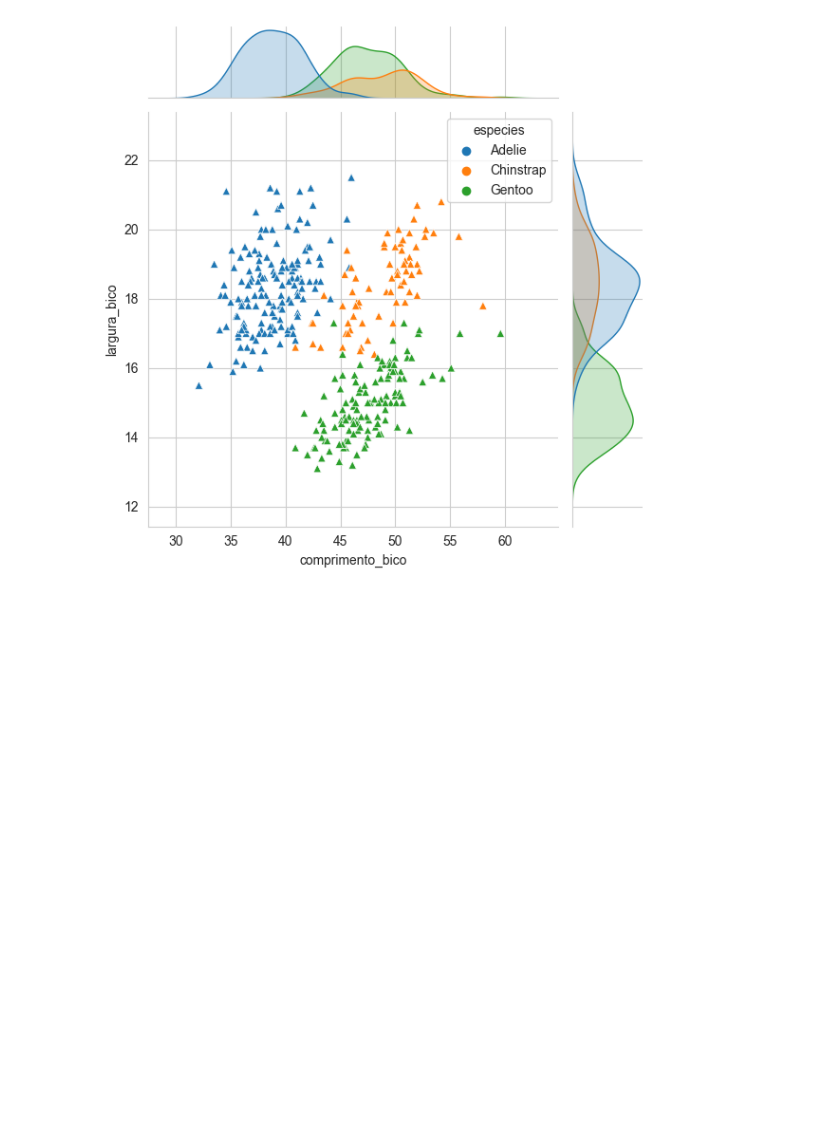
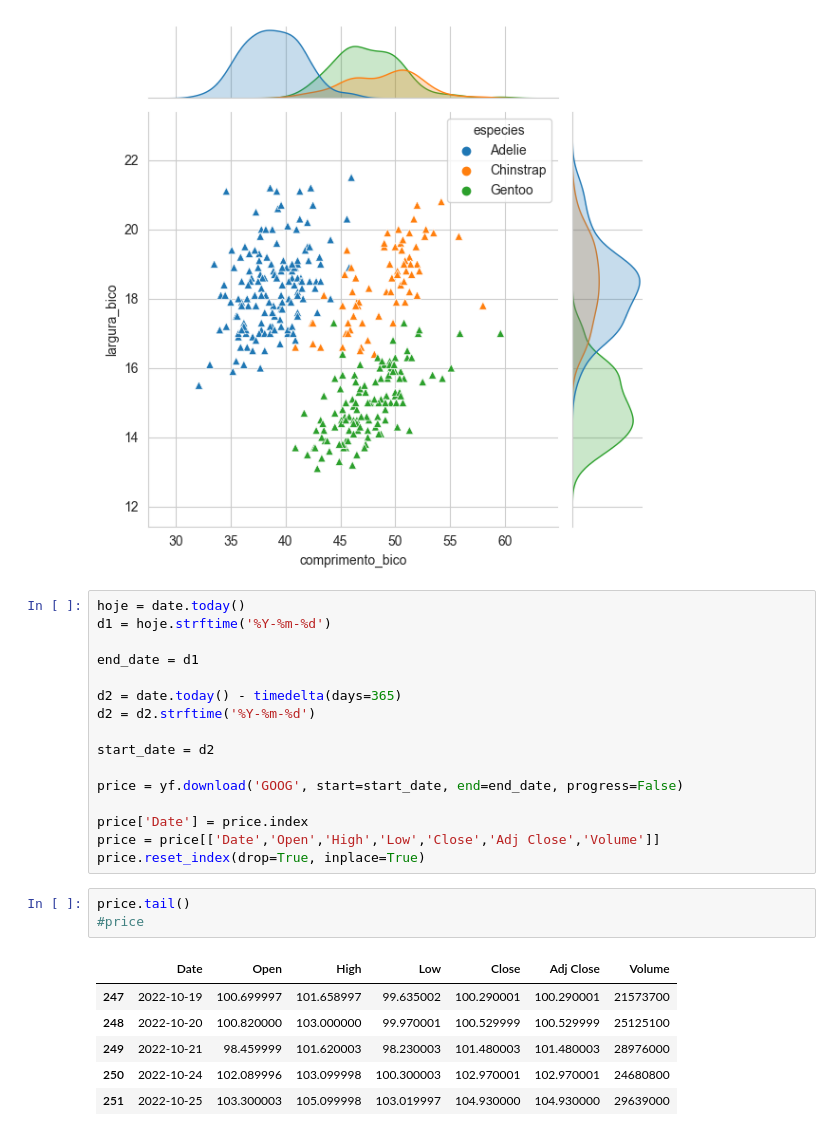
Before and after one commit to WallisonSantos/AppPy, a Jupyter notebook: app.ipynb, the cells around one changed output. Drawn from its saved outputs; the diff is of its cells as text; blank space fills up the shorter version.

```diff
--- a/app.ipynb
+++ b/app.ipynb
@@ -300,3 +290,29 @@ sns.jointplot(data=ping, x='comprimento_bico', y='largura_bico', hue='especies',
 # %% [output]
 <seaborn.axisgrid.JointGrid at 0x...>
 [figure]
+# %%
+hoje = date.today()
+d1 = hoje.strftime('%Y-%m-%d')
+
+end_date = d1
+
+d2 = date.today() - timedelta(days=365)
+d2 = d2.strftime('%Y-%m-%d')
+
+start_date = d2
+
+price = yf.download('GOOG', start=start_date, end=end_date, progress=False)
+
+price['Date'] = price.index
+price = price[['Date','Open','High','Low','Close','Adj Close','Volume']]
+price.reset_index(drop=True, inplace=True)
+# %%
+price.tail()
+#price
+# %% [output]
+|  | Date | Open | High | Low | Close | Adj Close | Volume |
+| 247 | 2022-10-19 | 100.699997 | 101.658997 | 99.635002 | 100.290001 | 100.290001 | 21573700 |
+| 248 | 2022-10-20 | 100.820000 | 103.000000 | 99.970001 | 100.529999 | 100.529999 | 25125100 |
+| 249 | 2022-10-21 | 98.459999 | 101.620003 | 98.230003 | 101.480003 | 101.480003 | 28976000 |
+| 250 | 2022-10-24 | 102.089996 | 103.099998 | 100.300003 | 102.970001 | 102.970001 | 24680800 |
+| 251 | 2022-10-25 | 103.300003 | 105.099998 | 103.019997 | 104.930000 | 104.930000 | 29639000 |
```
Also changed, not shown: parts of 4 cells of this notebook, 1 other file.
